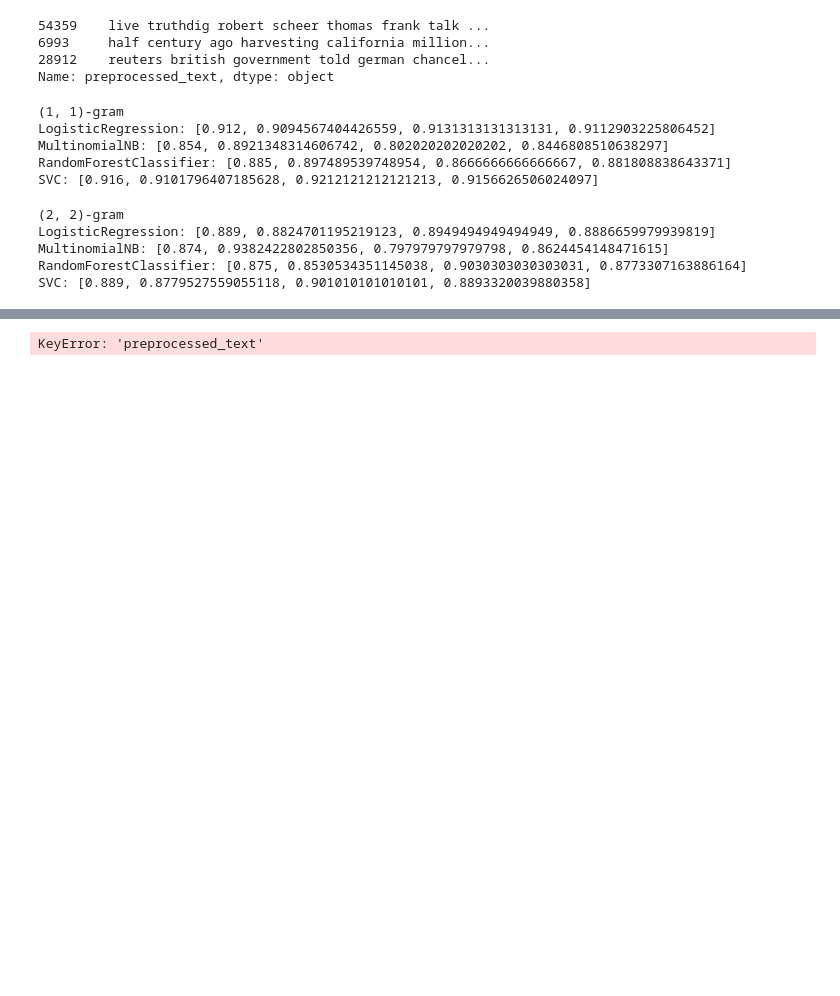
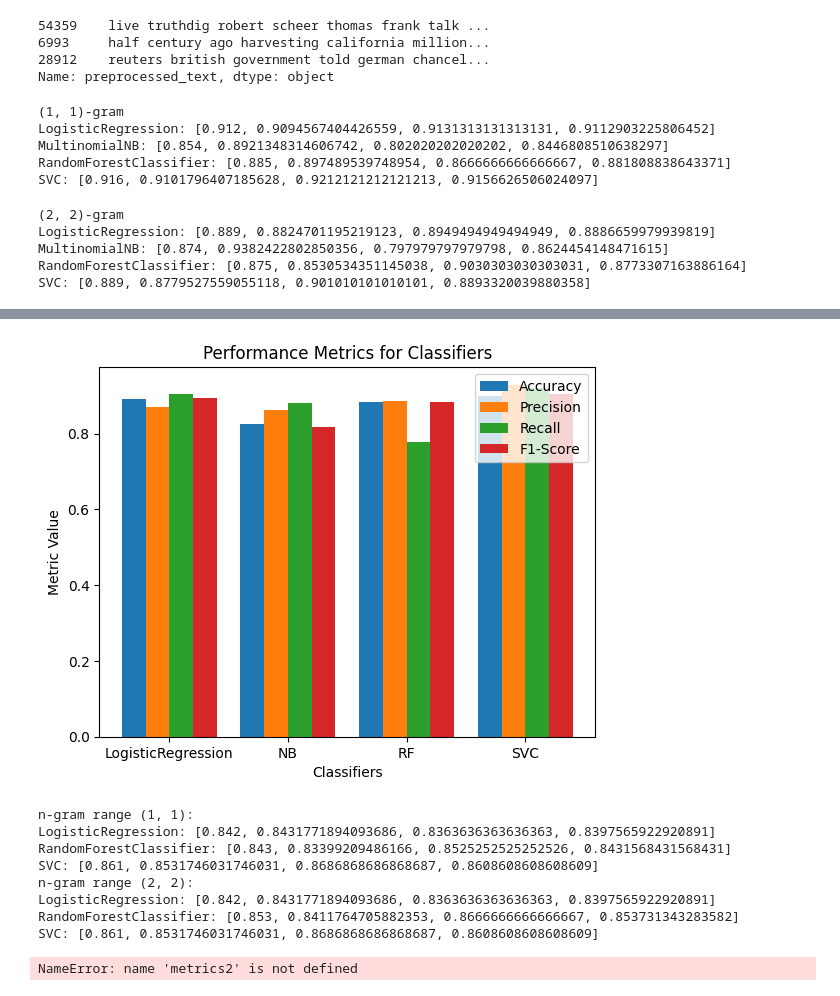
Before and after one commit to ShehabSadek/News_Classification, a Jupyter notebook: main.ipynb, the cells around one changed output, grey strips where cells are left out. Drawn from its saved outputs; the diff is of its cells as text; code cells hidden in the pictures; blank space fills up the shorter version.

```diff
--- a/main.ipynb
+++ b/main.ipynb
@@ -185,3 +209,7 @@ KeyError: 'preprocessed_text'
+# %%
+metrics([0.891,0.825,0.883,0.900],[0.870,0.863,0.887,0.929],[0.904,0.882,0.778,0.921],[0.895,0.818,0.884,0.904])
+# %% [output]
+[figure, added]
 # %%
 from gensim.models import Word2Vec
 from sklearn.ensemble import RandomForestClassifier
@@ -200,7 +228,7 @@ X_train, X_test, y_train, y_test = train_test_split(sentences, y, test_size=0.2,
 ngram_ranges = [(1, 1), (2, 2)]
 
 classifiers = [
-    LogisticRegression(),
+    LogisticRegression(max_iter=1000),
     RandomForestClassifier(),
     SVC()
 ]
@@ -210,7 +238,6 @@ metrics_dict = {}
 for ngram_range in ngram_ranges:
     ngram_metrics = {}
 
-    #get vectors for each word in the sentence and average them using word2vec
     X_train_word_vectors = np.array([np.mean([word2vec_model.wv[w] for w in words if w in word2vec_model.wv] or [np.zeros(100)], axis=0) for words in X_train])
     X_test_word_vectors = np.array([np.mean([word2vec_model.wv[w] for w in words if w in word2vec_model.wv] or [np.zeros(100)], axis=0) for words in X_test])
 
@@ -239,7 +266,18 @@ for ngram_range, ngram_metrics in metrics_dict.items():
     for classifier_name, classifier_metrics in ngram_metrics.items():
         print(f"{classifier_name}: {classifier_metrics}")
 # %% [output]
-KeyError: 'preprocessed_text'
+n-gram range (1, 1):
+LogisticRegression: [0.842, 0.8431771894093686, 0.8363636363636363, 0.8397565922920891]
+RandomForestClassifier: [0.843, 0.83399209486166, 0.8525252525252526, 0.8431568431568431]
+SVC: [0.861, 0.8531746031746031, 0.8686868686868687, 0.8608608608608609]
+n-gram range (2, 2):
+LogisticRegression: [0.842, 0.8431771894093686, 0.8363636363636363, 0.8397565922920891]
+RandomForestClassifier: [0.853, 0.8411764705882353, 0.8666666666666667, 0.853731343283582]
+SVC: [0.861, 0.8531746031746031, 0.8686868686868687, 0.8608608608608609]
+# %%
+metrics2([0.842,0.843,0.861],[0.843,0.833,0.853],[0.836,0.852,0.868],[0.839,0.843,0.860])
+# %% [output]
+NameError: name 'metrics2' is not defined
 # %%
 import tensorflow as tf
 import numpy as np
```
Also changed, not shown: parts of 3 cells of this notebook, 1 other file.
